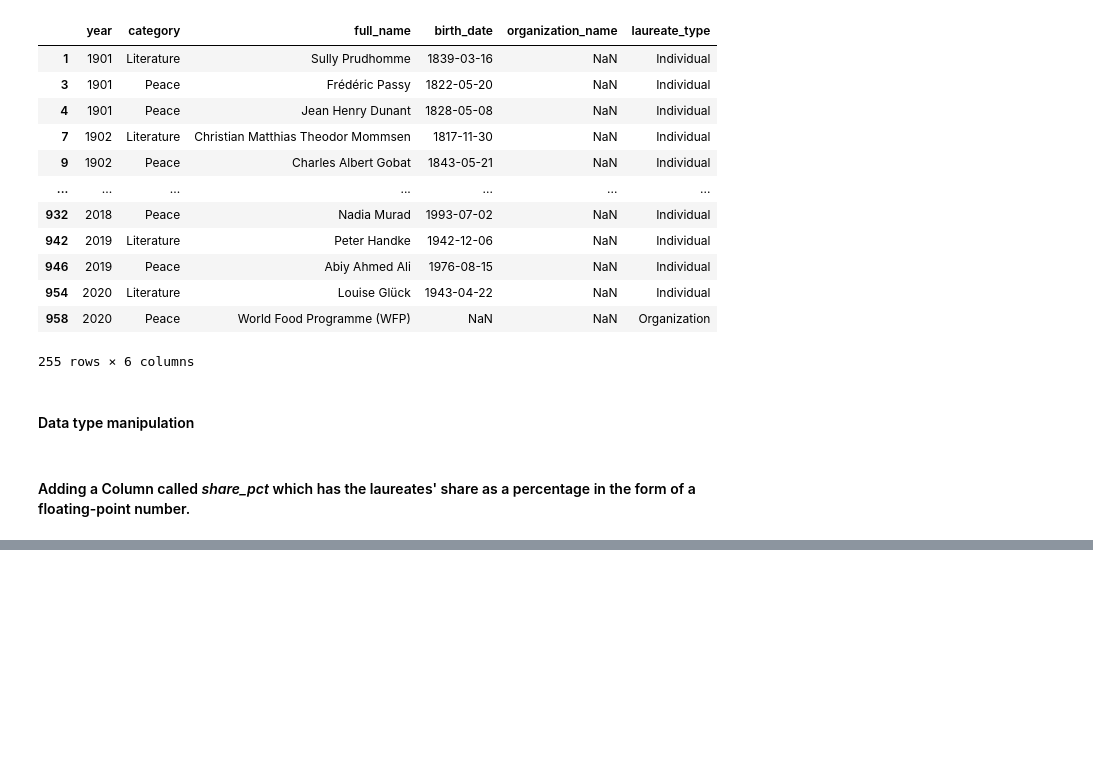
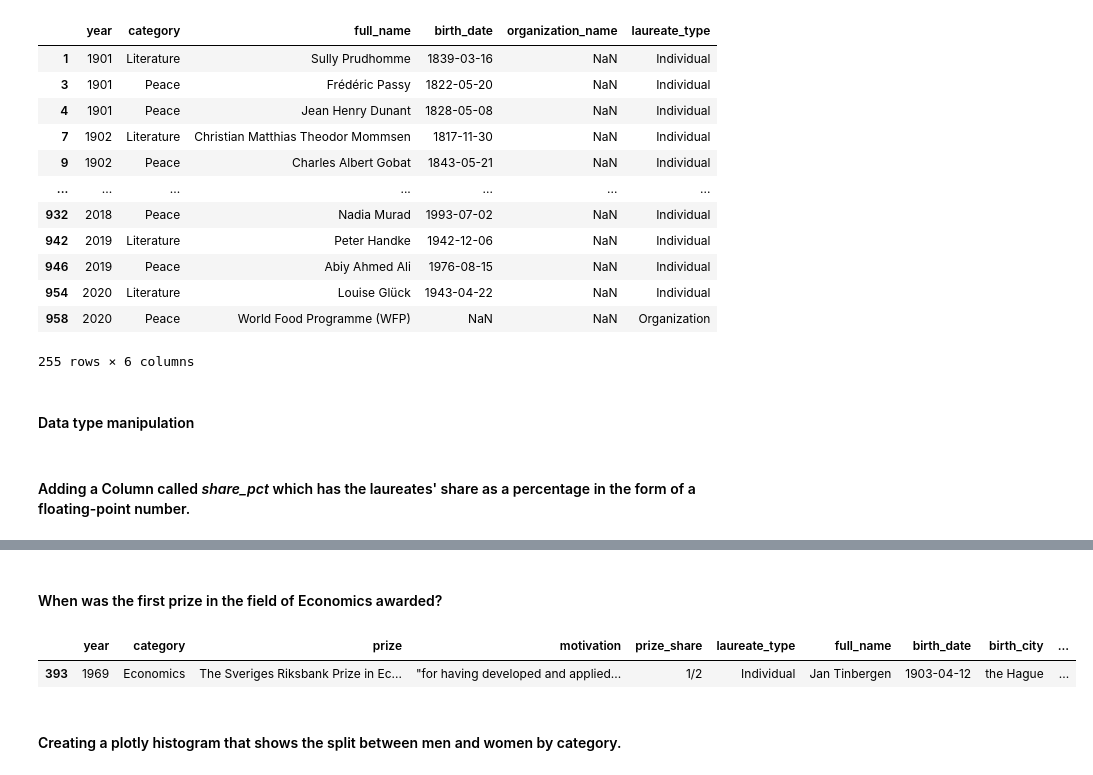
Before and after one commit to Mo-21/nobel-prize-analyzis, a Jupyter notebook: main.ipynb, the cells around one changed output, grey strips where cells are left out. Drawn from its saved outputs; the diff is of its cells as text; code cells hidden in the pictures; blank space fills up the shorter version.

```diff
--- a/main.ipynb
+++ b/main.ipynb
@@ -130,0 +209,10 @@ px.pie(nobel_prize_winners_sex, names='sex', title='Nobel Prize Winners by sex')
+# %% [markdown]
+#### When was the first prize in the field of Economics awarded?
+# %%
+economics_awards = df[df['category'] == 'Economics']
+economics_awards.sort_values(by='year')[:1]
+# %% [output]
+|  | year | category | prize | motivation | prize_share | laureate_type | full_name | birth_date | birth_city | ... |
+| 393 | 1969 | Economics | The Sveriges Riksbank Prize in Ec... | "for having developed and applied... | 1/2 | Individual | Jan Tinbergen | 1903-04-12 | the Hague | ... |
+# %% [markdown]
+#### Creating a plotly histogram that shows the split between men and women by category.
```
Also changed, not shown: parts of 18 cells of this notebook.
